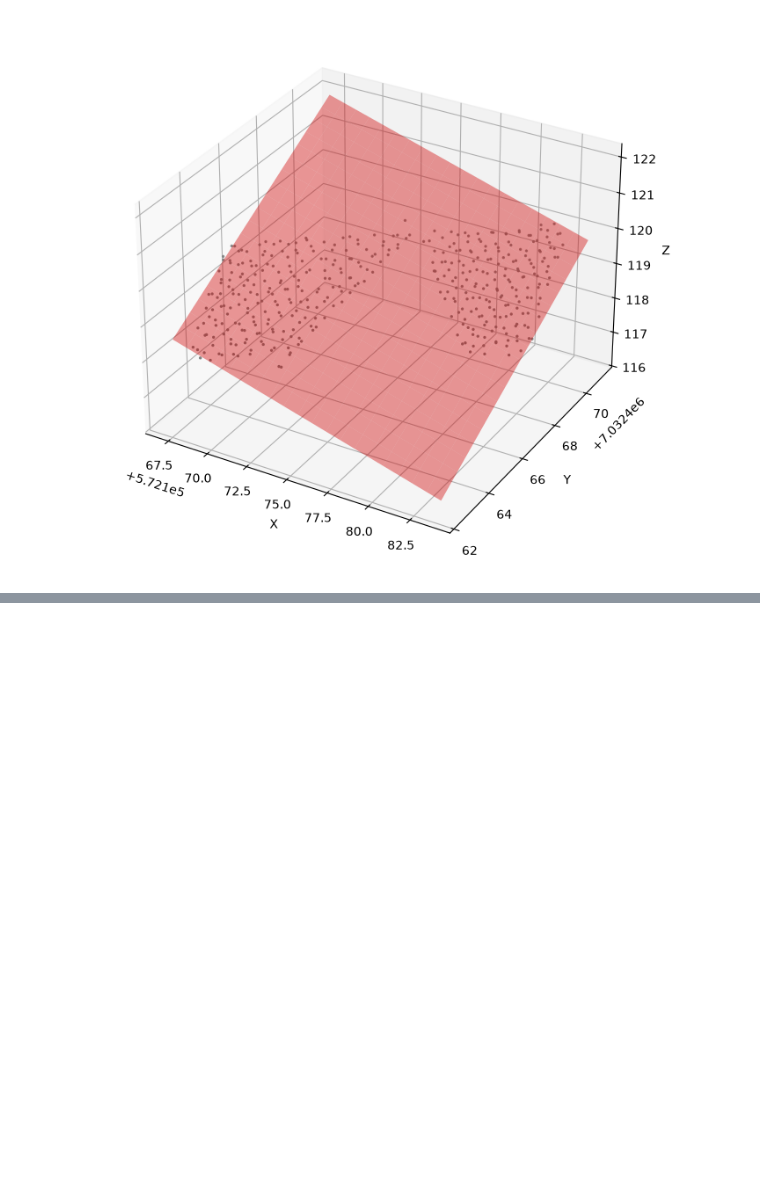
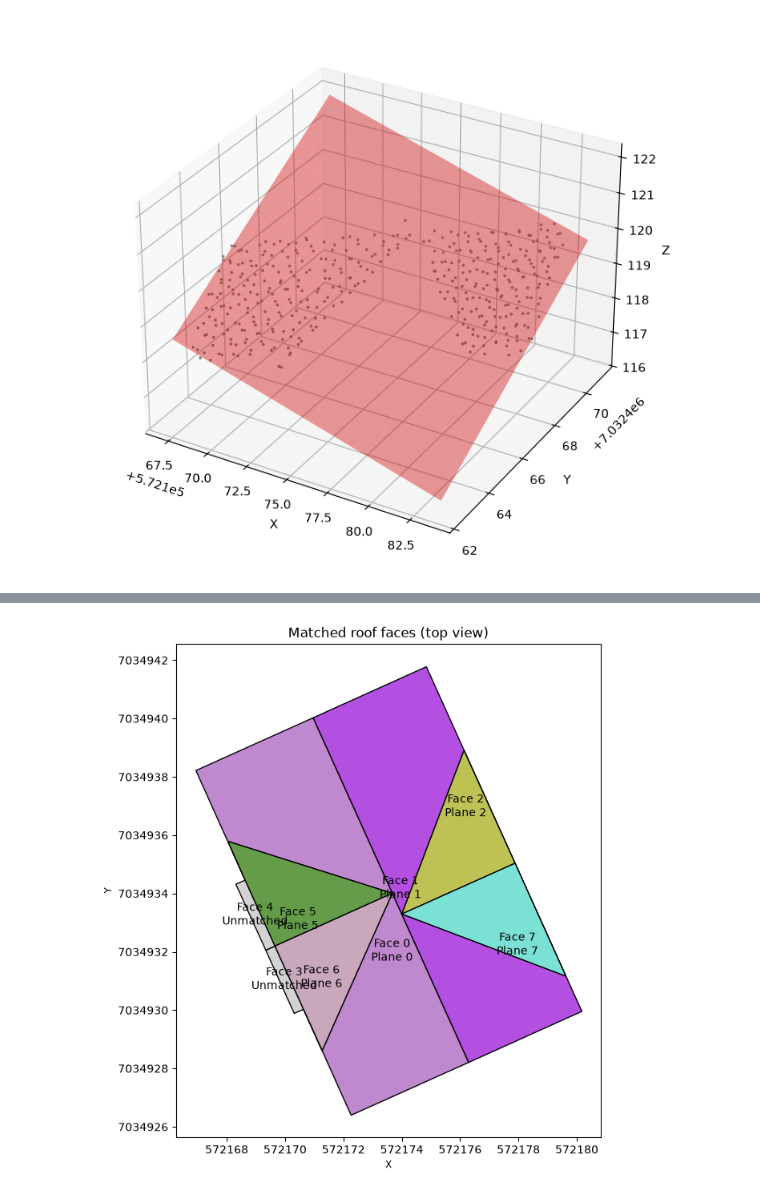
Before and after one commit to Eliashaa/TBA4251-3D-modeling, a Jupyter notebook: RANSAC.ipynb, the cells around one changed output, grey strips where cells are left out. Drawn from its saved outputs; the diff is of its cells as text; code cells hidden in the pictures; blank space fills up the shorter version.

Commit message:
plane segmentation tweaking

```diff
--- a/RANSAC.ipynb
+++ b/RANSAC.ipynb
@@ -209,7 +209,7 @@ fkb_data = load_fkb_data("data/Basisdata_5001_Trondheim_5972_FKB-Bygning_GML.gml
 
 filtered_fkb = filter_fkb_data(fkb_data, "data/sample_roofdata_50")
 
-data = filtered_fkb.get('182130478.laz')
+data = filtered_fkb.get('182148687.laz')
 # %%
 monelinje = data["monelinje"]
 takkant = data["takkant"]
@@ -222,10 +222,12 @@ print(lidar)
 # %%
-segmented_roof = segment_rooftiles(monelinje=monelinje, takkant=takkant, bygningslinje=bygningslinje, tolerance=0.55)
+segmented_roof, dangels= segment_rooftiles(monelinje=monelinje, takkant=takkant, bygningslinje=bygningslinje, tolerance=0.55)
 
-segmented_planes, dangels = segment_planes(lidar.xyz)
+segmented_planes = segment_planes(lidar.xyz, threshold=0.15, min_abs_normal_z=0.3, min_points=10)
 
-matched = match_lidar_planes_to_segments(
-    planes=segmented_planes,
-    roof_segments=segmented_roof,
-)
+match = fit_lidar_planes_by_roof_segment(lidar.xyz, segmented_roof, min_points=5)
+for face_id, result in match.items():
+    print(f"Face {face_id}: {result['status']}; "
+          f"{result['interior_points']} interior returns, "
+          f"{result['support_points']} accepted inliers, "
+          f"{result['coverage']:.0%} coverage of occupied XY cells")
 # %% [output]
@@ -232,0 +242,35 @@ AttributeError: 'tuple' object has no attribute 'sindex'
+# %%
+import matplotlib.pyplot as plt
+import numpy as np
+
+
+colors = np.random.default_rng(42).uniform(
+    0.25, 0.9, (len(segmented_roof), 3)
+)
+
+fig, ax = plt.subplots(figsize=(10, 8))
+
+for face_id, result in match.items():
+    plane_id = result["plane_index"]
+    face = segmented_roof.iloc[[face_id]]
+    if face.iloc[0].is_empty:
+        continue
+
+    color = "lightgray" if plane_id is None else colors[plane_id]
+    face.plot(ax=ax, color=color, edgecolor="black", aspect=None)
+
+    label = face.iloc[0].representative_point()
+    plane_label = "Unmatched" if plane_id is None else f"Plane {plane_id}"
+    ax.annotate(
+        f"Face {face_id}\n{plane_label}",
+        (label.x, label.y),
+        ha="center",
+        va="center",
+    )
+
+ax.set_aspect("equal")
+ax.ticklabel_format(style="plain", useOffset=False)
+ax.set(xlabel="X", ylabel="Y", title="Matched roof faces (top view)")
+plt.show()
+# %% [output]
+[figure, added]
```
Also changed, not shown: parts of 4 cells of this notebook, 2 other files.
